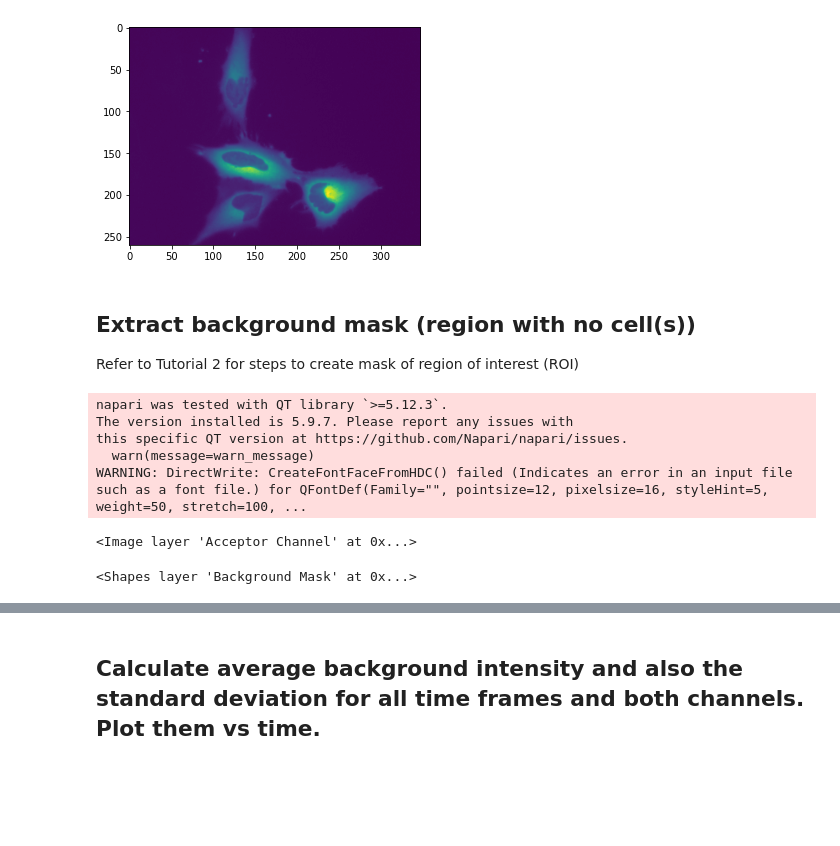
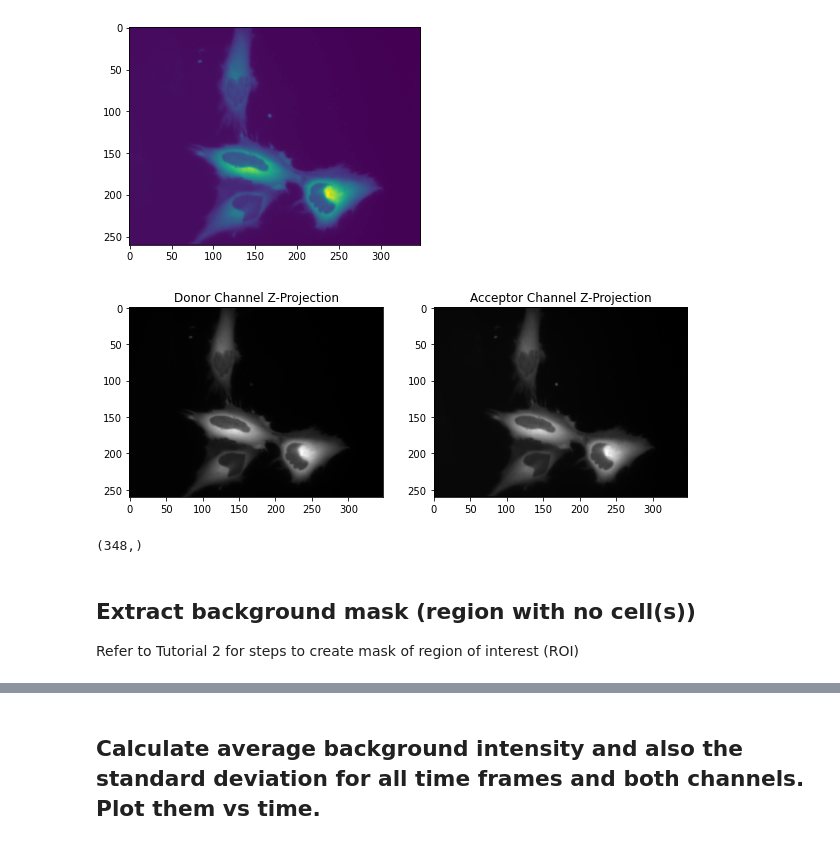
Before and after one commit to nbounatsos/ipqda_projects, a Jupyter notebook: assignment_B/IPQDA_23_ASS_B_Starting_Script.ipynb, the cells around one changed output, grey strips where cells are left out. Saved outputs shown, nothing was run; the diff lists cells and outputs as text; code cells hidden in the pictures; blank space fills up the shorter version.

```diff
--- a/assignment_B/IPQDA_23_ASS_B_Starting_Script.ipynb
+++ b/assignment_B/IPQDA_23_ASS_B_Starting_Script.ipynb
@@ -37,6 +29,6 @@ image = io.imread(filepath)
 ## Extract both the donor and acceptor channels (donor = channel 1 and acceptor = channel 2)
 # %%
 # Start coding here
-donor_channel = image[1, :, :]
-acceptor_channel = image[2, :, :]
+donor_channel = image[:, 0, :, :]  # all timepoints, first channel, all rows + columns
+acceptor_channel = image[:, 1, :, :]  # all timepoints, second channel, all rows + columns
 # End coding here
@@ -58,23 +54,24 @@ plt.imshow(z_project_acceptor)
 plt.show()
 # %% [output]
 [figure]
+# %%
+# Plot z-projections
+fig, axs = plt.subplots(1, 2, figsize=(10, 5))
+# Donor channel
+axs[0].imshow(z_project_donor, cmap='gray')
+axs[0].set_title('Donor Channel Z-Projection')
+
+# Acceptor channel
+axs[1].imshow(z_project_acceptor, cmap='gray')
+axs[1].set_title('Acceptor Channel Z-Projection')
+
+plt.show()
+# %% [output]
+[figure, added]
+# %%
+z_project_donor.shape[1:]
+# %% [output]
+(348,)
 # %% [markdown]
 ## Extract background mask (region with no cell(s))
 Refer to Tutorial 2 for steps to create mask of region of interest (ROI)
-# %%
-viewer = napari.Viewer()
-# %% [output]
-napari was tested with QT library `>=5.12.3`.
-The version installed is 5.9.7. Please report any issues with
-this specific QT version at https://github.com/Napari/napari/issues.
-  warn(message=warn_message)
-WARNING: DirectWrite: CreateFontFaceFromHDC() failed (Indicates an error in an input file such as a font file.) for QFontDef(Family="", pointsize=12, pixelsize=16, styleHint=5, weight=50, stretch=100, ...
-# %%
-viewer.add_image(z_project_donor, name='Donor Channel')
-viewer.add_image(z_project_acceptor, name='Acceptor Channel')
-# %% [output]
-<Image layer 'Acceptor Channel' at 0x...>
-# %%
-viewer.add_shapes(name='Background Mask')
-# %% [output]
-<Shapes layer 'Background Mask' at 0x...>
```
Also changed, not shown: parts of 17 cells of this notebook, 3 other files.
